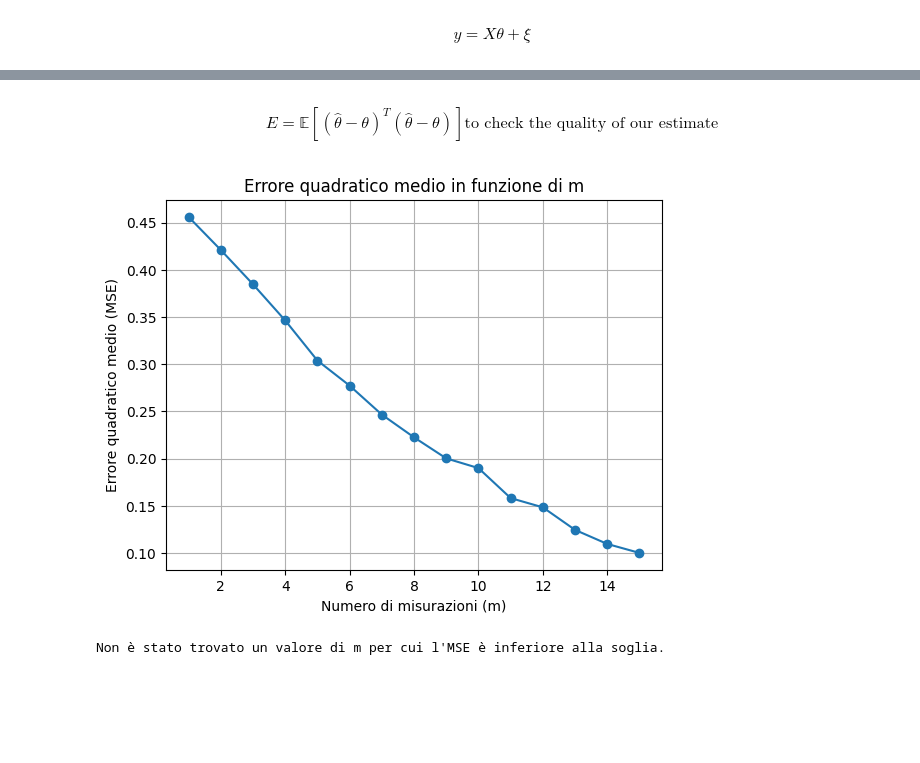
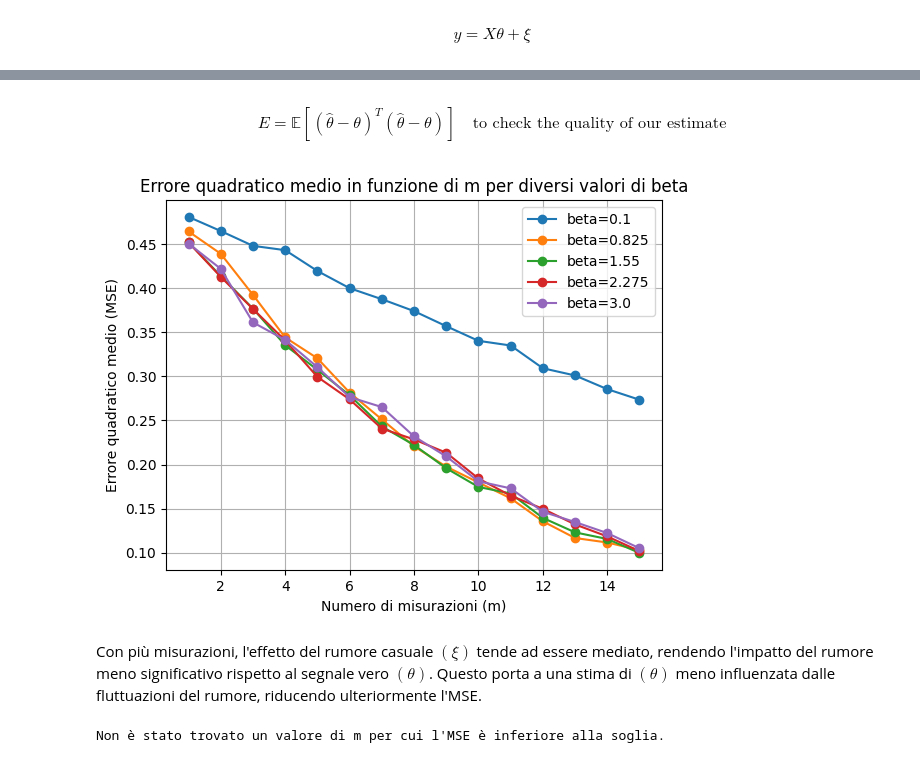
Before and after one commit to LosaLosSantos/Binary-Signal-Recovery-Using-Metropolis-Hastings, a Jupyter notebook: BINARY SIGNAL RECOVERY.ipynb, the cells around one changed output, grey strips where cells are left out. Saved outputs shown, nothing was run; the diff lists cells and outputs as text; code cells hidden in the pictures; blank space fills up the shorter version.

```diff
--- a/BINARY SIGNAL RECOVERY.ipynb
+++ b/BINARY SIGNAL RECOVERY.ipynb
@@ -88,39 +46,47 @@ def mean_squared_error(theta_true, theta_est):
 # %% [markdown]
 $$
 E = \mathbb{E}\left[ (\hat{\theta} - \theta)^T (\hat{\theta} - \theta) \right]
-\text{to check the quality of our estimate}
+\quad \text{to check the quality of our estimate}
 $$
 # %%
 d = 10  # Dimensione del vettore del segnale
 ms = range(1, 16)  # Diversi valori di m (numero di misurazioni)
-beta = 1.0  # Parametro di controllo per l'algoritmo Metropolis-Hastings
+beta = np.linspace(0.1, 3.0, 5) # Parametro di controllo per l'algoritmo Metropolis-Hastings
 N = 100  # Numero di iterazioni dell'algoritmo
 M = 1000  # Numero di realizzazioni indipendenti
 # %%
+mse_results = {} # Inizializza dizionario per memorizzare gli MSE per ogni beta
 mse_values = []  # Lista per memorizzare i valori dell'MSE
 
-# Calcolo dell'MSE per diversi valori di m
-for m in ms:
-    errors = []
-    for _ in range(M):
-        X, y, theta_true = generate_data(m, d)  # Genera i dati, theta true è quello che sto cercando
-        theta_init = np.random.randint(0, 2, d)  # Inizializza casualmente theta
-        theta_est = metropolis_hastings(X, y, beta, N, theta_init)  # Stima theta usando Metropolis-Hastings
-        error = mean_squared_error(theta_true, theta_est)  # Calcola l'errore quadratico medio
-        errors.append(error) #ho un array di mille errori
-
-    mse = np.mean(errors)  # Calcola la media degli errori per il valore corrente di m
-    mse_values.append(mse)
+# Calcolo dell'MSE per diversi valori di beta e m
+for b in beta:
+    mse_values = []  # Lista per memorizzare i valori dell'MSE per ogni beta
+    for m in ms:
+        errors = []
+        for _ in range(M):
+            X, y, theta_true = generate_data(m, d)  # Genera i dati, theta_true è quello che sto cercando
+            theta_init = np.random.randint(0, 2, d)  # Inizializza casualmente theta
+            theta_est = metropolis_hastings(X, y, b, N, theta_init)  # Stima theta usando Metropolis-Hastings
+            error = mean_squared_error(theta_true, theta_est)  # Calcola l'errore quadratico medio
+            errors.append(error)  # Aggiungi l'errore alla lista degli errori
+        mse = np.mean(errors)  # Calcola la media degli errori per il valore corrente di m
+        mse_values.append(mse)  # Aggiungi l'MSE alla lista dei valori di MSE
+    mse_results[b] = mse_values  # Salva i risultati per il beta corrente
 # %%
-# Plot dei risultati
-plt.plot(ms, mse_values, marker='o')
+for b in beta:
+    plt.plot(ms, mse_results[b], marker='o', label=f'beta={b}')
 plt.xlabel('Numero di misurazioni (m)')
 plt.ylabel('Errore quadratico medio (MSE)')
-plt.title('Errore quadratico medio in funzione di m')
+plt.title('Errore quadratico medio in funzione di m per diversi valori di beta')
+plt.legend()
 plt.grid(True)
 plt.show()
 # %% [output]
-[figure, old version]
+[figure, new version]
+# %% [markdown]
+
+Con più misurazioni, l'effetto del rumore casuale $( \xi )$ tende ad essere mediato, rendendo l'impatto del rumore meno significativo rispetto al segnale vero $( \theta )$.
+Questo porta a una stima di $( \theta )$ meno influenzata dalle fluttuazioni del rumore, riducendo ulteriormente l'MSE.
 # %%
 # Determinare il valore minimo di m per cui l'MSE è sufficientemente basso
 threshold_mse = 0.1  # Soglia arbitraria per considerare la stima affidabile
```
Also changed, not shown: parts of 8 cells of this notebook, 1 other file.
